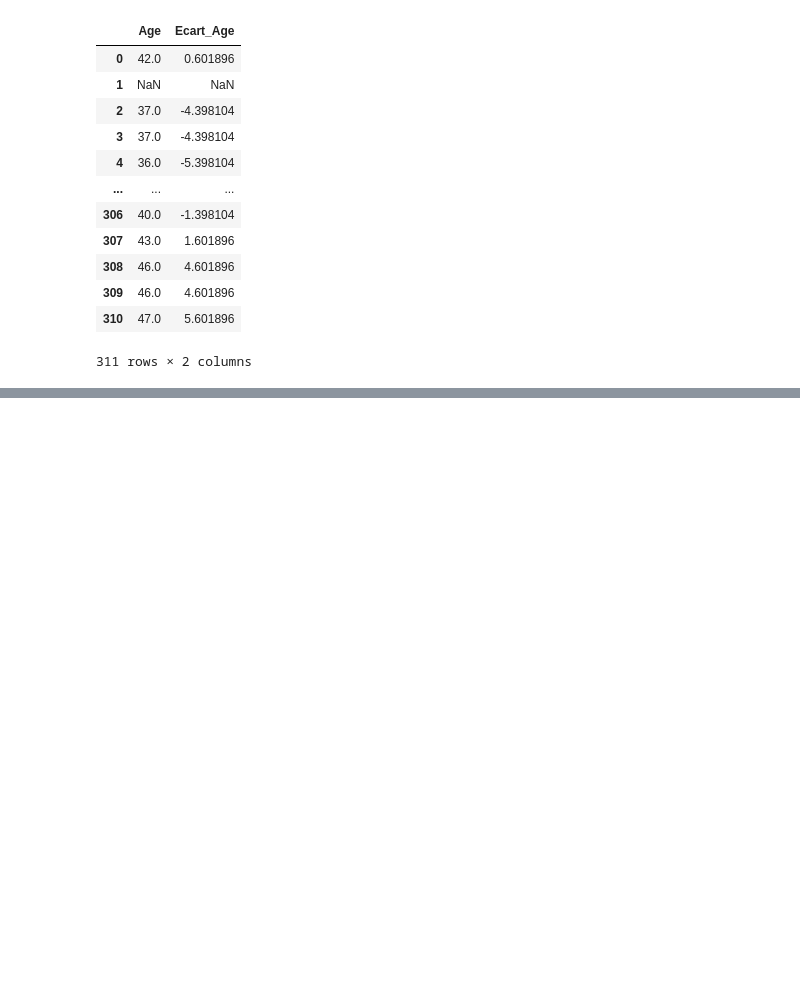
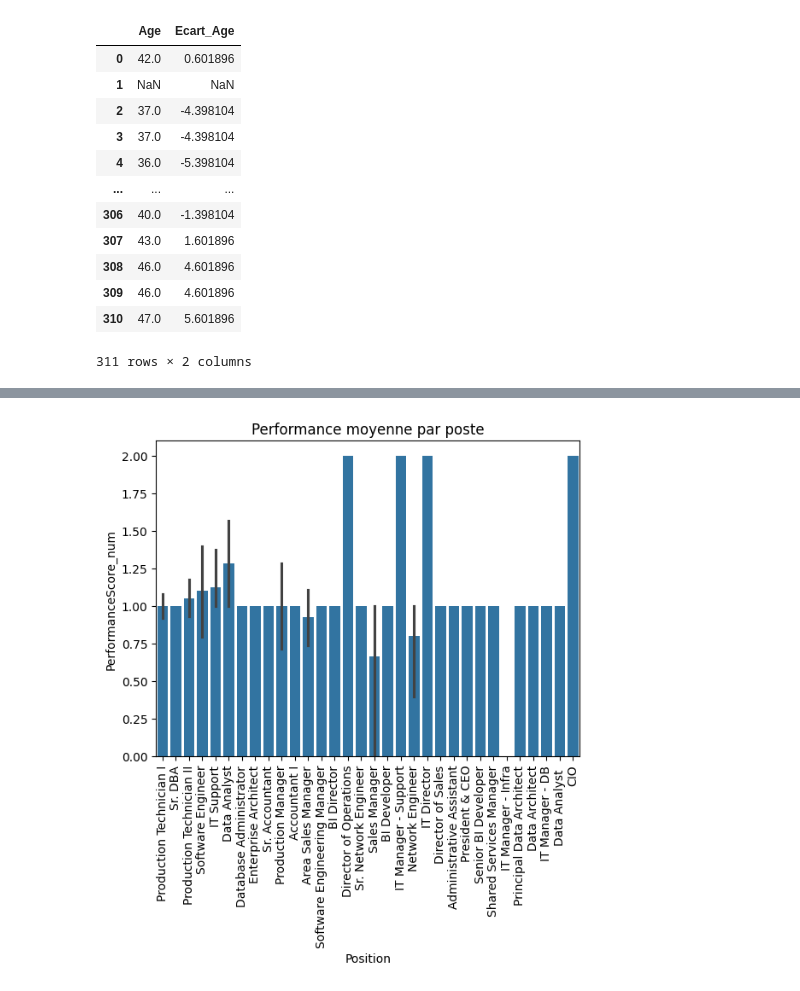
Before and after one commit to Azz-ben/Explorer-et-comprendre-les-performances-des-employ-, a Jupyter notebook: 112project.ipynb, the cells around one changed output, grey strips where cells are left out. Cells and saved outputs as stored; diff of their text form; code cells hidden in the pictures; blank space fills up the shorter version.

```diff
--- a/112project.ipynb
+++ b/112project.ipynb
@@ -410,0 +515,7 @@ Age max : 50.0
+# %%
+sns.barplot(x='Position', y='PerformanceScore_num', data=cols_to_use, estimator='mean')
+plt.xticks(rotation=90)
+plt.title("Performance moyenne par poste")
+plt.show()
+# %% [output]
+[figure, added]
```
Also changed, not shown: parts of 20 cells of this notebook.
